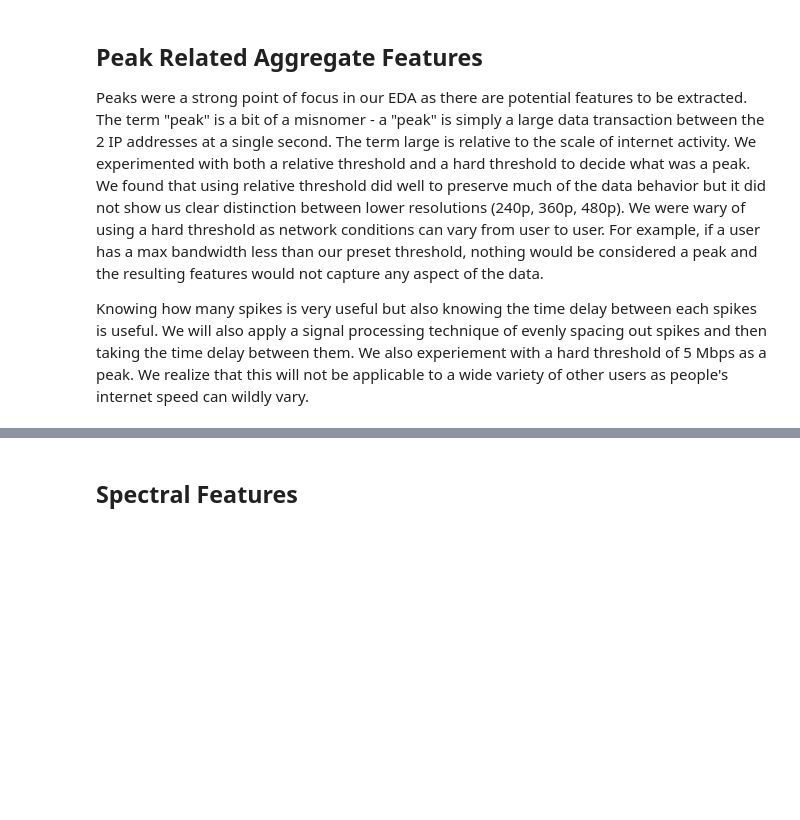
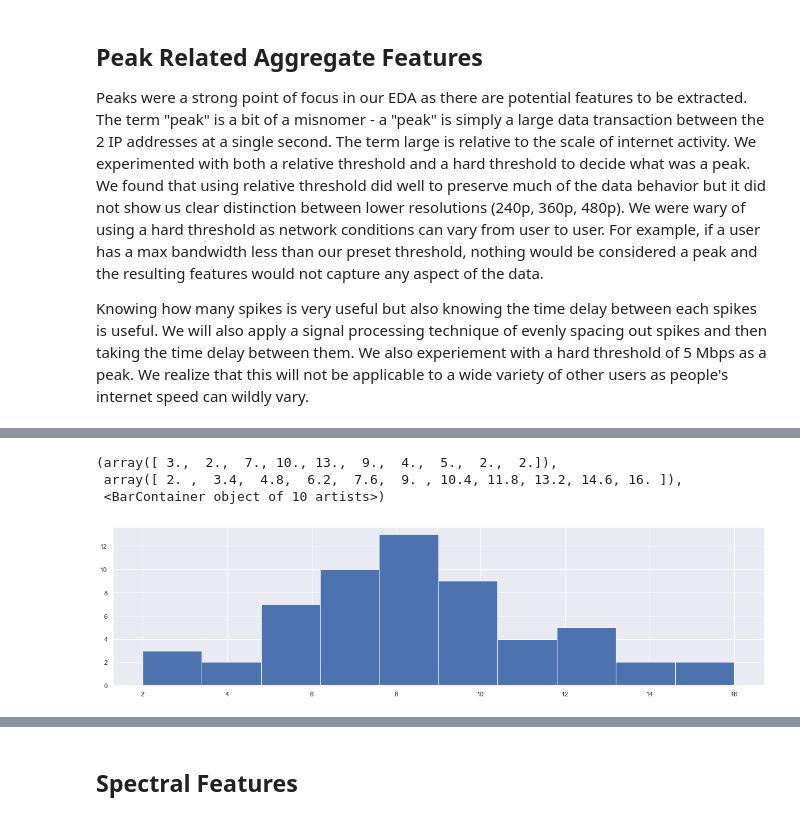
Before and after one commit to stephdoan/ResRecovery, a Jupyter notebook: notebooks/Feature_Engineering.ipynb, the cells around one changed output, grey strips where cells are left out. Saved outputs shown, nothing was run; the diff lists cells and outputs as text; code cells hidden in the pictures; blank space fills up the shorter version.

```diff
--- a/notebooks/Feature_Engineering.ipynb
+++ b/notebooks/Feature_Engineering.ipynb
@@ -166,0 +138,7 @@ array([ 4.00724229, 20.64383562,  7.33266208])
+# %%
+plt.hist(np.array(peaks_360)[:, 2])
+# %% [output]
+(array([ 3.,  2.,  7., 10., 13.,  9.,  4.,  5.,  2.,  2.]),
+ array([ 2. ,  3.4,  4.8,  6.2,  7.6,  9. , 10.4, 11.8, 13.2, 14.6, 16. ]),
+ <BarContainer object of 10 artists>)
+[figure, added]
```
Also changed, not shown: parts of 74 cells of this notebook, 2 other files.
